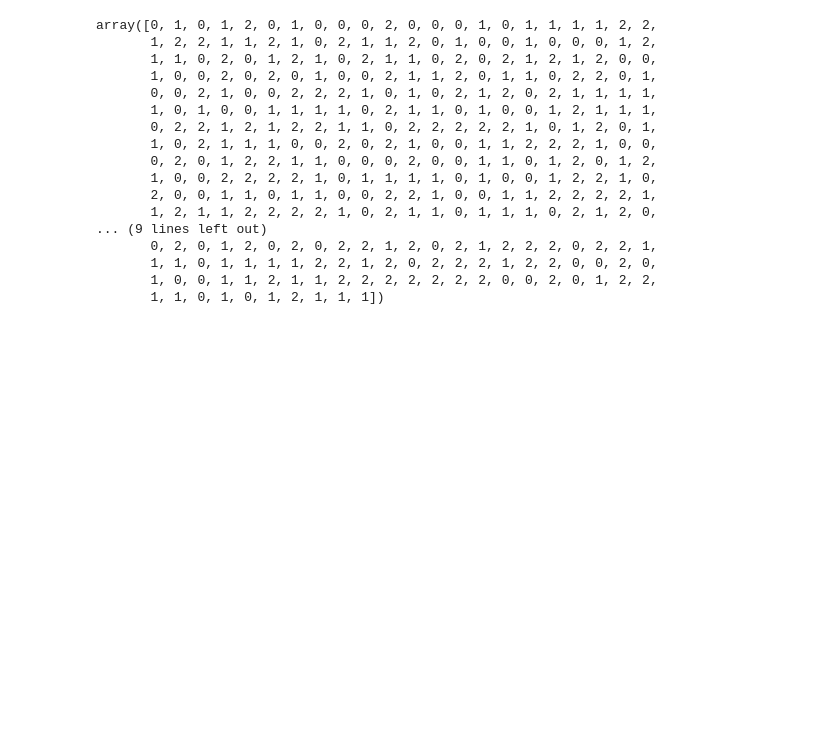
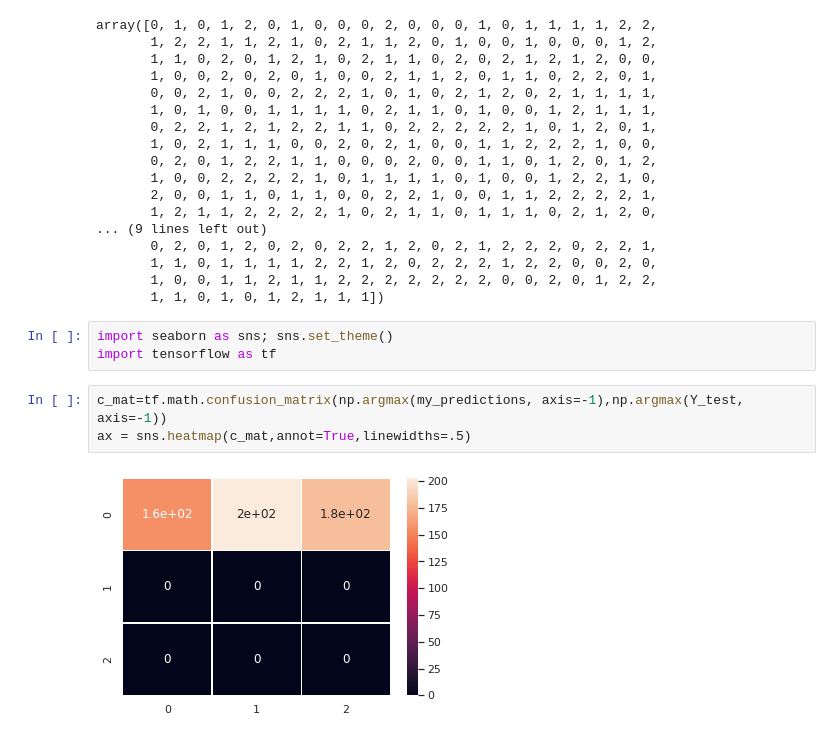
Before and after one commit to ENEE439d-TEXTML/TextML, a Jupyter notebook: Sentiment_Model.ipynb, the cells around one changed output. Cells and saved outputs as stored; diff of their text form; blank space fills up the shorter version.

Commit message:
added confusion matrix to glove model

```diff
--- a/Sentiment_Model.ipynb
+++ b/Sentiment_Model.ipynb
@@ -532,3 +532,11 @@ array([0, 1, 0, 1, 2, 0, 1, 0, 0, 0, 2, 0, 0, 0, 1, 0, 1, 1, 1, 1, 2, 2,
        1, 1, 0, 1, 1, 1, 1, 2, 2, 1, 2, 0, 2, 2, 2, 1, 2, 2, 0, 0, 2, 0,
        1, 0, 0, 1, 1, 2, 1, 1, 2, 2, 2, 2, 2, 2, 2, 0, 0, 2, 0, 1, 2, 2,
        1, 1, 0, 1, 0, 1, 2, 1, 1, 1])
+# %%
+import seaborn as sns; sns.set_theme()
+import tensorflow as tf
+# %%
+c_mat=tf.math.confusion_matrix(np.argmax(my_predictions, axis=-1),np.argmax(Y_test, axis=-1))
+ax = sns.heatmap(c_mat,annot=True,linewidths=.5)
+# %% [output]
+[figure, added]
```
Also changed, not shown: parts of 4 cells of this notebook.
